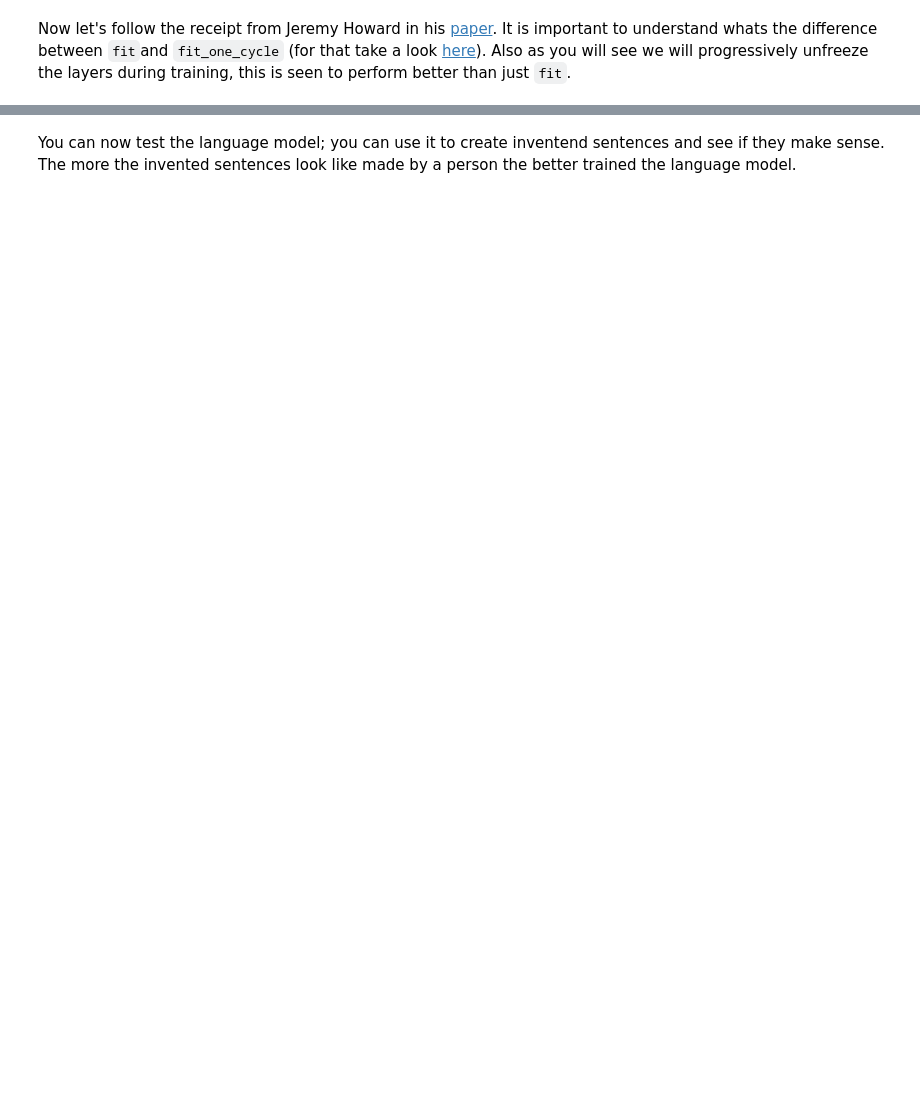
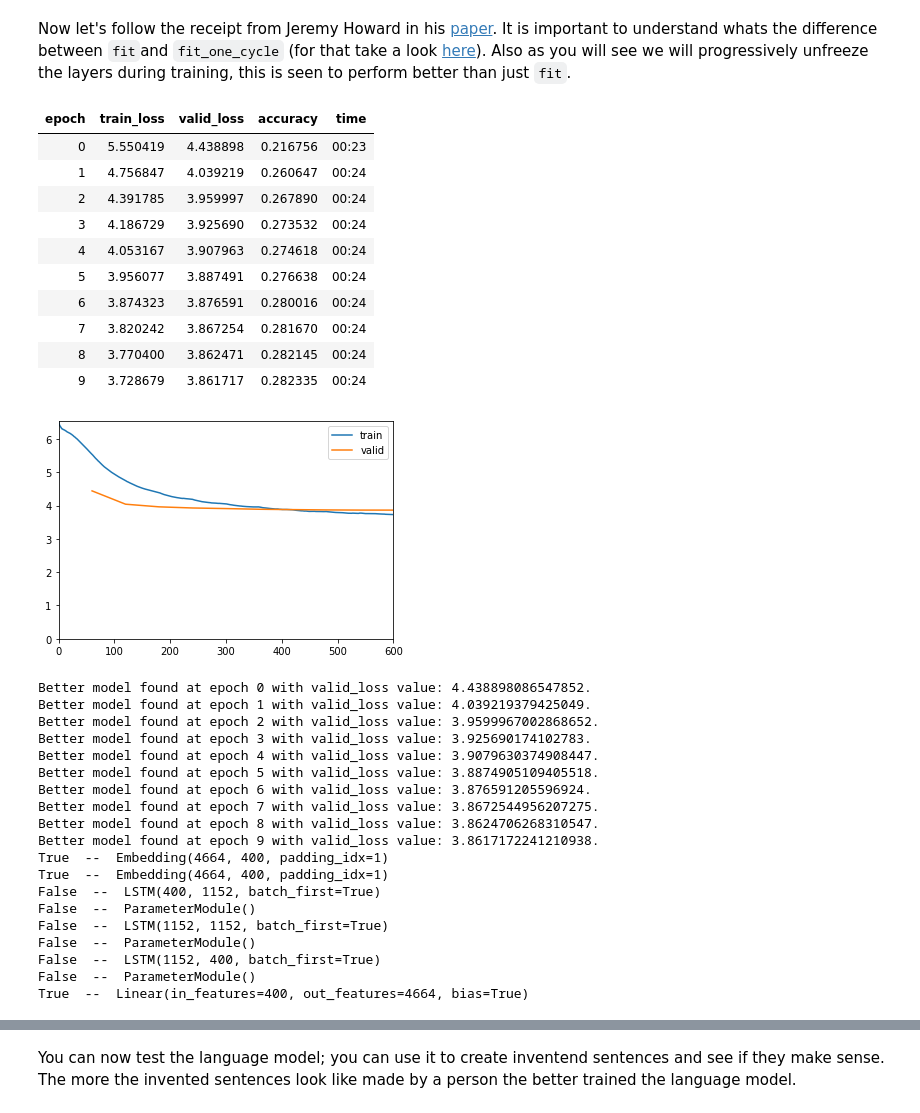
Before and after one commit to arnaujc91/Machine-Learning, a Jupyter notebook: text/ULMFit_final.ipynb, the cells around one changed output, grey strips where cells are left out. Drawn from its saved outputs; the diff is of its cells as text; code cells hidden in the pictures; blank space fills up the shorter version.

```diff
--- a/text/ULMFit_final.ipynb
+++ b/text/ULMFit_final.ipynb
@@ -348,4 +365,4 @@ In the following line we will pass as arguments to the function [language_model_
 - The Callbacks
 - The path were we wanna save the trained model or part of the model, e.g. just the encoder
 # %%
-learner = language_model_learner(lm_dls, AWD_LSTM, cbs=cbs, path=Path(os.getcwd()))
+learner = language_model_learner(lm_dls, AWD_LSTM, cbs=cbs, metrics=[accuracy])
@@ -380,7 +455,40 @@ Now let's follow the receipt from Jeremy Howard in his [paper](https://arxiv.org
 ??learner.fit_one_cycle
 # %%
 learner.fit_one_cycle(10, 2e-2)
+trainable_layers(learner)
 learner.save('language_model')
 learner.save_encoder('finetuned')
+# %% [output]
+| epoch | train_loss | valid_loss | accuracy | time |
+| 0 | 5.550419 | 4.438898 | 0.216756 | 00:23 |
+| 1 | 4.756847 | 4.039219 | 0.260647 | 00:24 |
+| 2 | 4.391785 | 3.959997 | 0.267890 | 00:24 |
+| 3 | 4.186729 | 3.925690 | 0.273532 | 00:24 |
+| 4 | 4.053167 | 3.907963 | 0.274618 | 00:24 |
+| 5 | 3.956077 | 3.887491 | 0.276638 | 00:24 |
+| 6 | 3.874323 | 3.876591 | 0.280016 | 00:24 |
+| 7 | 3.820242 | 3.867254 | 0.281670 | 00:24 |
+| 8 | 3.770400 | 3.862471 | 0.282145 | 00:24 |
+| 9 | 3.728679 | 3.861717 | 0.282335 | 00:24 |
+[figure, added]
+Better model found at epoch 0 with valid_loss value: 4.438898086547852.
+Better model found at epoch 1 with valid_loss value: 4.039219379425049.
+Better model found at epoch 2 with valid_loss value: 3.9599967002868652.
+Better model found at epoch 3 with valid_loss value: 3.925690174102783.
+Better model found at epoch 4 with valid_loss value: 3.9079630374908447.
+Better model found at epoch 5 with valid_loss value: 3.8874905109405518.
+Better model found at epoch 6 with valid_loss value: 3.876591205596924.
+Better model found at epoch 7 with valid_loss value: 3.8672544956207275.
+Better model found at epoch 8 with valid_loss value: 3.8624706268310547.
+Better model found at epoch 9 with valid_loss value: 3.8617172241210938.
+True  --  Embedding(4664, 400, padding_idx=1)
+True  --  Embedding(4664, 400, padding_idx=1)
+False  --  LSTM(400, 1152, batch_first=True)
+False  --  ParameterModule()
+False  --  LSTM(1152, 1152, batch_first=True)
+False  --  ParameterModule()
+False  --  LSTM(1152, 400, batch_first=True)
+False  --  ParameterModule()
+True  --  Linear(in_features=400, out_features=4664, bias=True)
 # %%
 learn = learn.load_encoder('finetuned')
```
Also changed, not shown: parts of 110 cells of this notebook, 1 other file.
